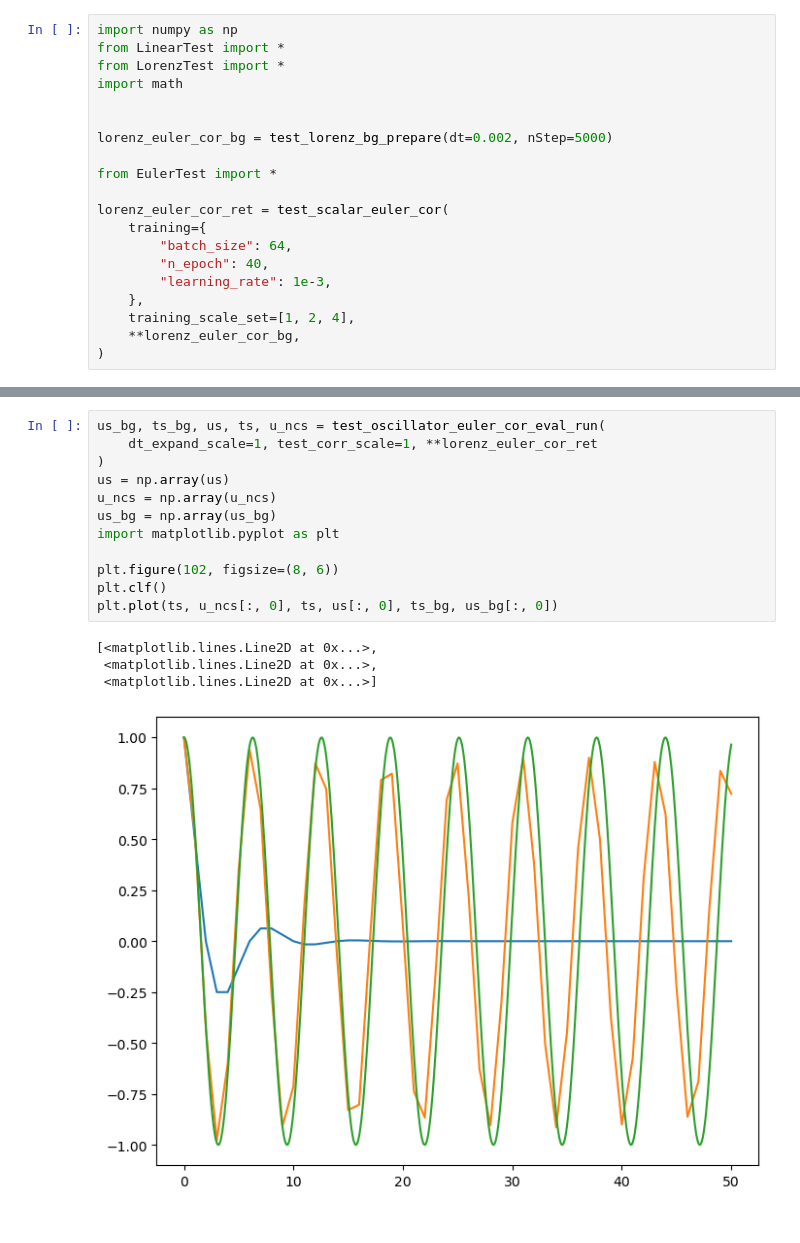
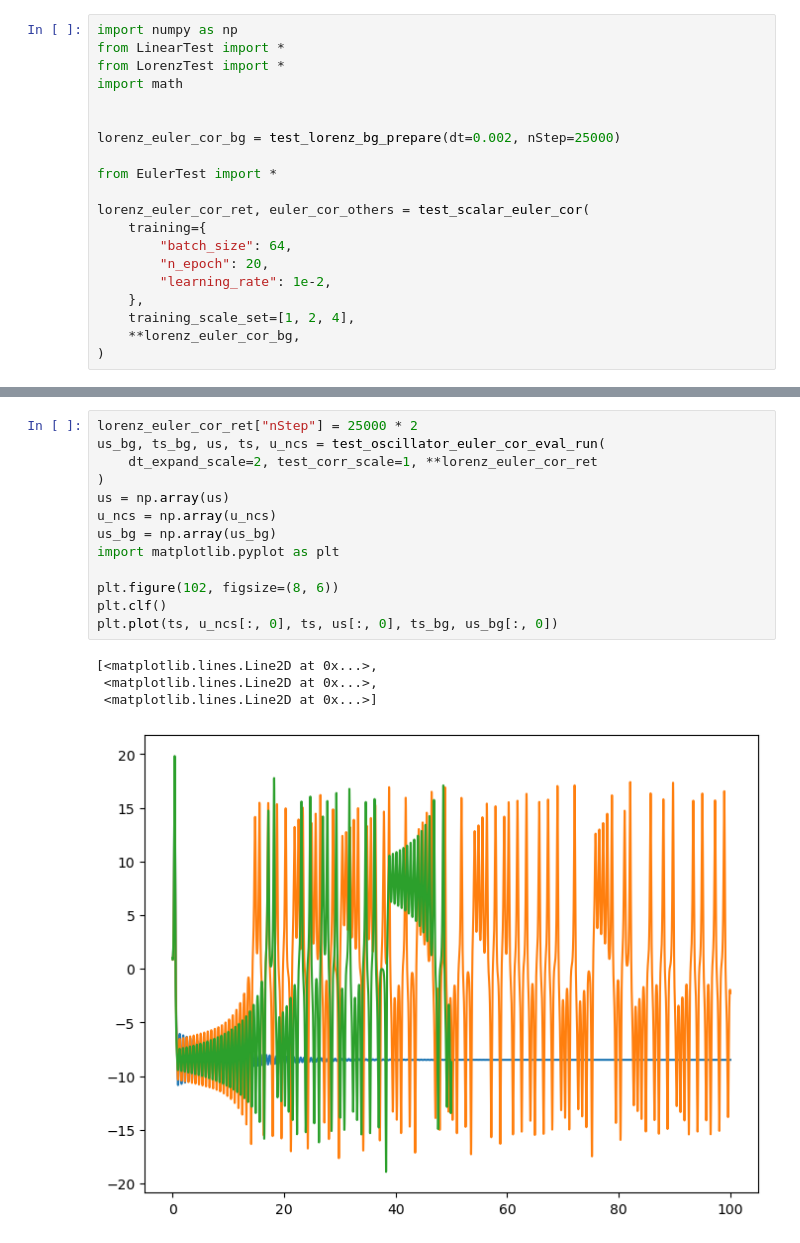
Before and after one commit to harryzhou2000/OdeNNSR, a Jupyter notebook: src/EulerCorLorenz.ipynb, the cells around one changed output, grey strips where cells are left out. Cells and saved outputs as stored; diff of their text form.

```diff
--- a/src/EulerCorLorenz.ipynb
+++ b/src/EulerCorLorenz.ipynb
@@ -5,15 +5,15 @@ from LorenzTest import *
 import math
 
 
-lorenz_euler_cor_bg = test_lorenz_bg_prepare(dt=0.002, nStep=5000)
+lorenz_euler_cor_bg = test_lorenz_bg_prepare(dt=0.002, nStep=25000)
 
 from EulerTest import *
 
-lorenz_euler_cor_ret = test_scalar_euler_cor(
+lorenz_euler_cor_ret, euler_cor_others = test_scalar_euler_cor(
     training={
         "batch_size": 64,
-        "n_epoch": 40,
-        "learning_rate": 1e-3,
+        "n_epoch": 20,
+        "learning_rate": 1e-2,
     },
     training_scale_set=[1, 2, 4],
     **lorenz_euler_cor_bg,
@@ -21,17 +39,18 @@ lorenz_euler_cor_ret = test_scalar_euler_cor(
 # %%
+lorenz_euler_cor_ret["nStep"] = 25000 * 2
 us_bg, ts_bg, us, ts, u_ncs = test_oscillator_euler_cor_eval_run(
-    dt_expand_scale=1, test_corr_scale=1, **lorenz_euler_cor_ret
+    dt_expand_scale=2, test_corr_scale=1, **lorenz_euler_cor_ret
 )
 us = np.array(us)
 u_ncs = np.array(u_ncs)
 us_bg = np.array(us_bg)
 import matplotlib.pyplot as plt
 
 plt.figure(102, figsize=(8, 6))
 plt.clf()
 plt.plot(ts, u_ncs[:, 0], ts, us[:, 0], ts_bg, us_bg[:, 0])
 # %% [output]
 [<matplotlib.lines.Line2D at 0x...>,
  <matplotlib.lines.Line2D at 0x...>,
  <matplotlib.lines.Line2D at 0x...>]
-[figure, old version]
+[figure, new version]
```
Also changed, not shown: parts of 2 cells of this notebook, 7 other files.
